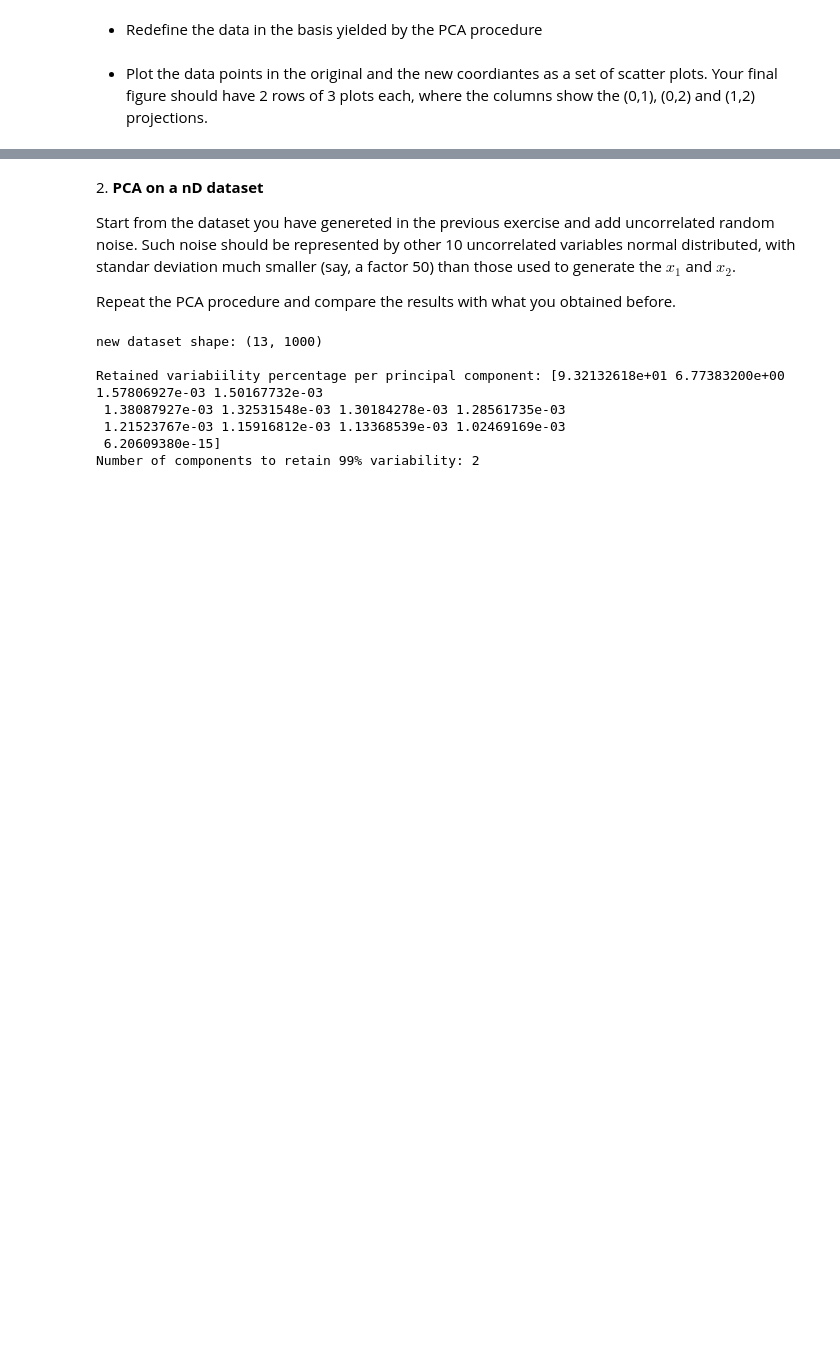
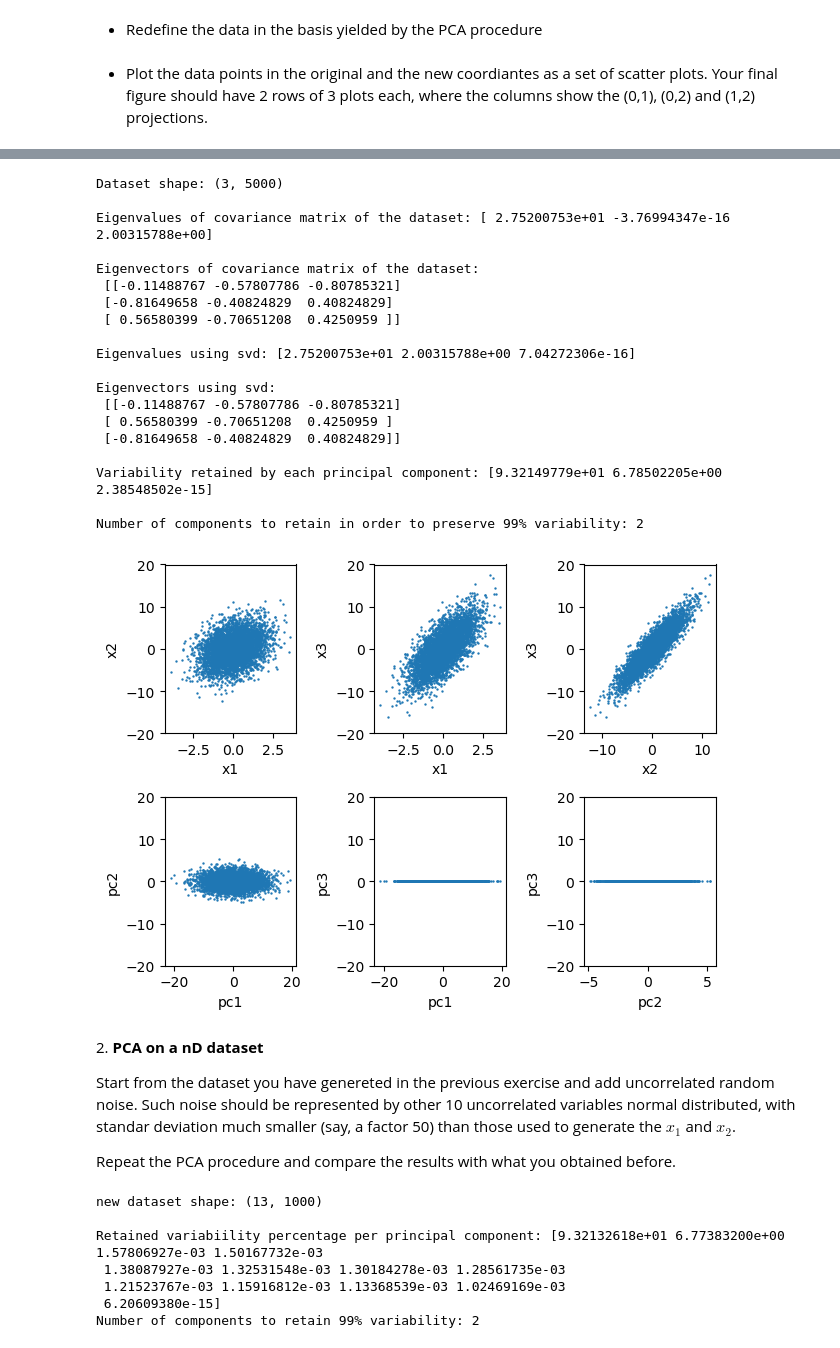
Before and after one commit to giofas02/LaboratoryOfComputationalPhysics_Y7, a Jupyter notebook: 08ex_PRE_EXAM_LinearAlgebra.ipynb, the cells around one changed output, grey strips where cells are left out. Saved outputs shown, nothing was run; the diff lists cells and outputs as text; code cells hidden in the pictures; blank space fills up the shorter version.

```diff
--- a/08ex_PRE_EXAM_LinearAlgebra.ipynb
+++ b/08ex_PRE_EXAM_LinearAlgebra.ipynb
@@ -135,6 +135,79 @@ Compare with identity matrix:
 [[1. 0. 0.]
  [0. 1. 0.]
  [0. 0. 1.]]
+# %%
+# Another - simpler - way of doing it
+
+#  Generate a dataset with 3 features each with N entries
+N = 5000
+x1 = npr.normal(0,1, N)
+x2 = x1 + npr.normal(0,3, N)
+x3 = 2*x1 + x2
+data = [x1,x2,x3]
+print("Dataset shape:", np.shape(data), '\n')
+
+# Find the eigenvectors and eigenvalues of the covariance matrix of the dataset
+cov = np.cov(data)
+l, V = la.eig(cov)
+print("Eigenvalues of covariance matrix of the dataset:", np.real_if_close(l), '\n')
+print("Eigenvectors of covariance matrix of the dataset:\n", V.T, '\n')
+
+# Find the eigenvectors and eigenvalues using SVD --> it is the same but eigenvalues and eigenvectors are sorted id descending eigenvalue order
+U, spectrum, Vt = la.svd(cov)
+print("Eigenvalues using svd:", spectrum, '\n')
+print("Eigenvectors using svd: \n", U.T, '\n')
+
+# What percent of the total dataset's variability is explained by the principal components?
+Lambda = np.diag(spectrum)
+perc = (spectrum/np.trace(Lambda))*100
+print("Variability retained by each principal component:", perc, '\n')
+
+# Number of components to retain in order to preserve 99% variability of the system
+cum_perc = np.cumsum(perc)
+N_min = np.argmax(cum_perc >= 99) + 1
+print("Number of components to retain in order to preserve 99% variability:", N_min, '\n')
+
+# Redefine the data in the basis yielded by the PCA procedure
+rot_data = np.dot(U.T, data)
+
+# Plot the data points in the original and the new coordiantes as a set of scatter plots.
+# Your final figure should have 2 rows of 3 plots each, where the columns show the (0,1), (0,2) and (1,2) proejctions.
+idx = range(1,7)
+proj = [(0,1), (0,2), (1,2)]
+for i,j in zip(idx, proj*2):
+    plt.subplot(2,3, i)
+    if i <= 3:
+        plt.scatter(data[int(j[0])],data[int(j[1])], s = 0.5)
+        plt.xlabel(f"x{j[0]+1}")
+        plt.ylabel(f"x{j[1]+1}")
+        plt.ylim(-20,20)
+    elif i > 3:
+        plt.scatter(rot_data[int(j[0])],rot_data[int(j[1])], s = 0.5)
+        plt.xlabel(f"pc{j[0]+1}")
+        plt.ylabel(f"pc{j[1]+1}")
+        plt.ylim(-20,20)
+plt.tight_layout()
+# %% [output]
+Dataset shape: (3, 5000)
+
+Eigenvalues of covariance matrix of the dataset: [ 2.75200753e+01 -3.76994347e-16  2.00315788e+00]
+
+Eigenvectors of covariance matrix of the dataset:
+ [[-0.11488767 -0.57807786 -0.80785321]
+ [-0.81649658 -0.40824829  0.40824829]
+ [ 0.56580399 -0.70651208  0.4250959 ]]
+
+Eigenvalues using svd: [2.75200753e+01 2.00315788e+00 7.04272306e-16]
+
+Eigenvectors using svd:
+ [[-0.11488767 -0.57807786 -0.80785321]
+ [ 0.56580399 -0.70651208  0.4250959 ]
+ [-0.81649658 -0.40824829  0.40824829]]
+
+Variability retained by each principal component: [9.32149779e+01 6.78502205e+00 2.38548502e-15]
+
+Number of components to retain in order to preserve 99% variability: 2
+[figure, added]
 # %% [markdown]
 2\. **PCA on a nD dataset**
 
```
Also changed, not shown: parts of 4 cells of this notebook.
